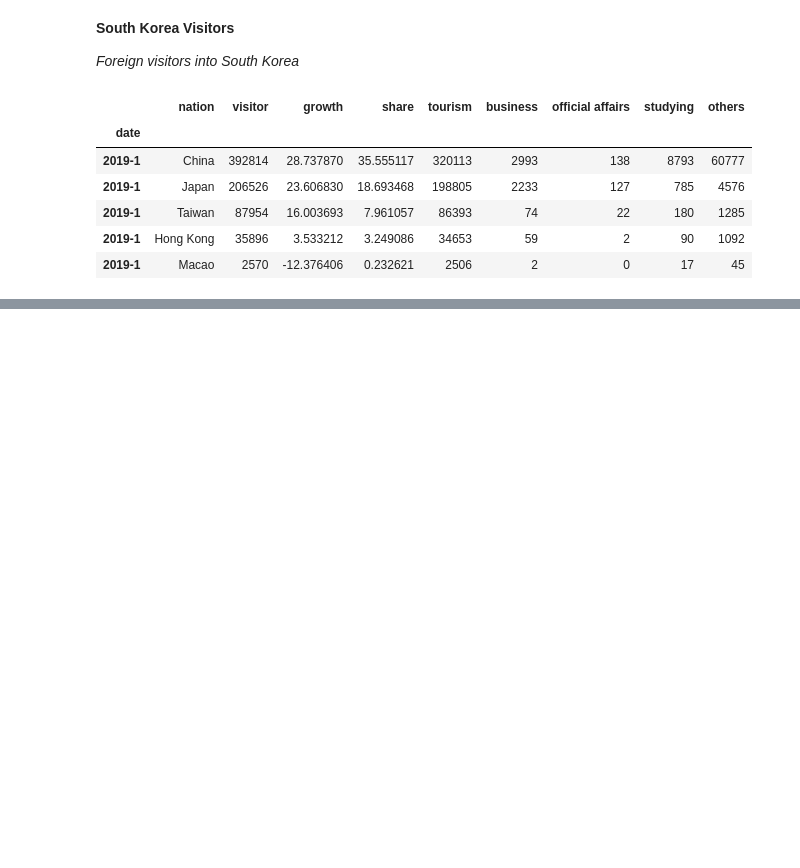
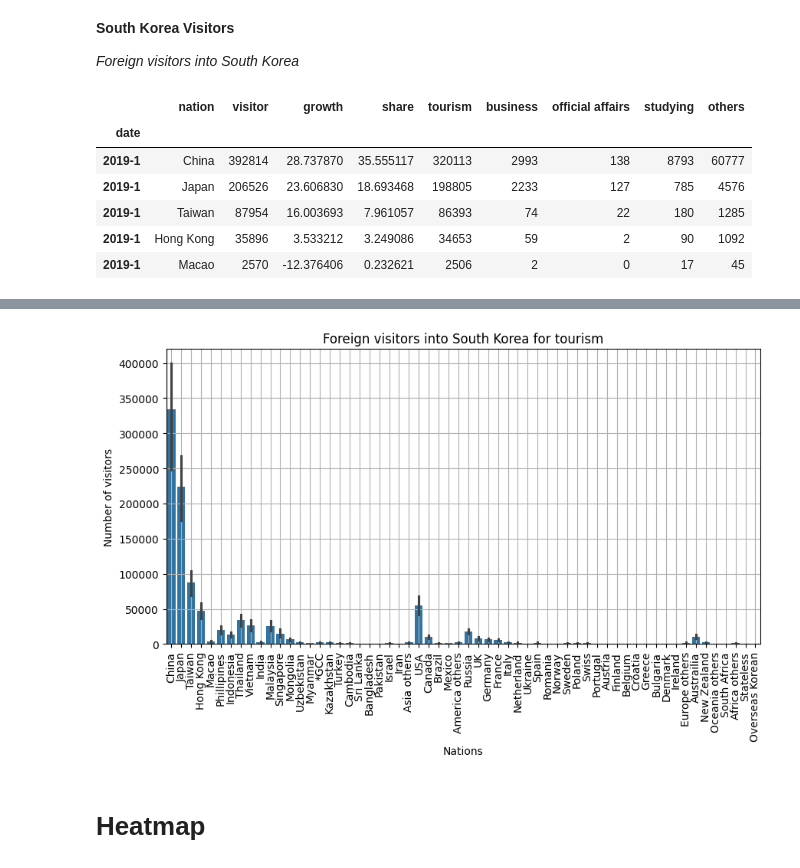
Before and after one commit to azimjaan21/EV_data2024, a Jupyter notebook: Global_EV_Data_2024.ipynb, the cells around one changed output, grey strips where cells are left out. Cells and saved outputs as stored; diff of their text form; code cells hidden in the pictures; blank space fills up the shorter version.

```diff
--- a/Global_EV_Data_2024.ipynb
+++ b/Global_EV_Data_2024.ipynb
@@ -130,0 +131,13 @@ plt.show()
+# %%
+plt.figure(figsize=(10,5))
+plt.title('Foreign visitors into South Korea for Tourism')
+plt.xlabel('Nations')
+plt.ylabel('Number of visitors')
+sns.barplot(x=df['nation'], y=df['tourism'])
+plt.grid()
+plt.xticks(rotation=90)
+plt.show()
+# %% [output]
+[figure, added]
+# %% [markdown]
+# Heatmap
```
Also changed, not shown: parts of 1 cell of this notebook.
